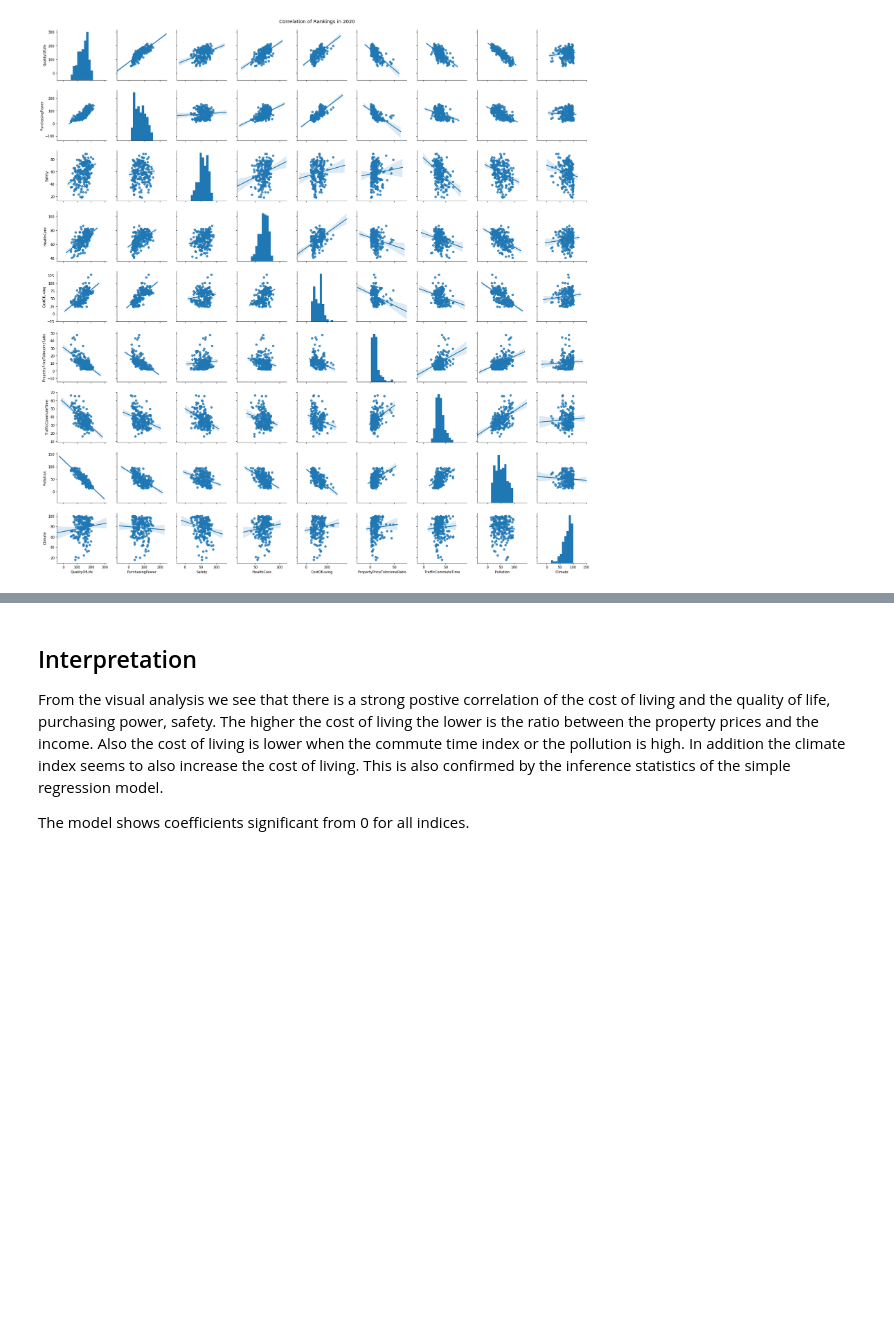
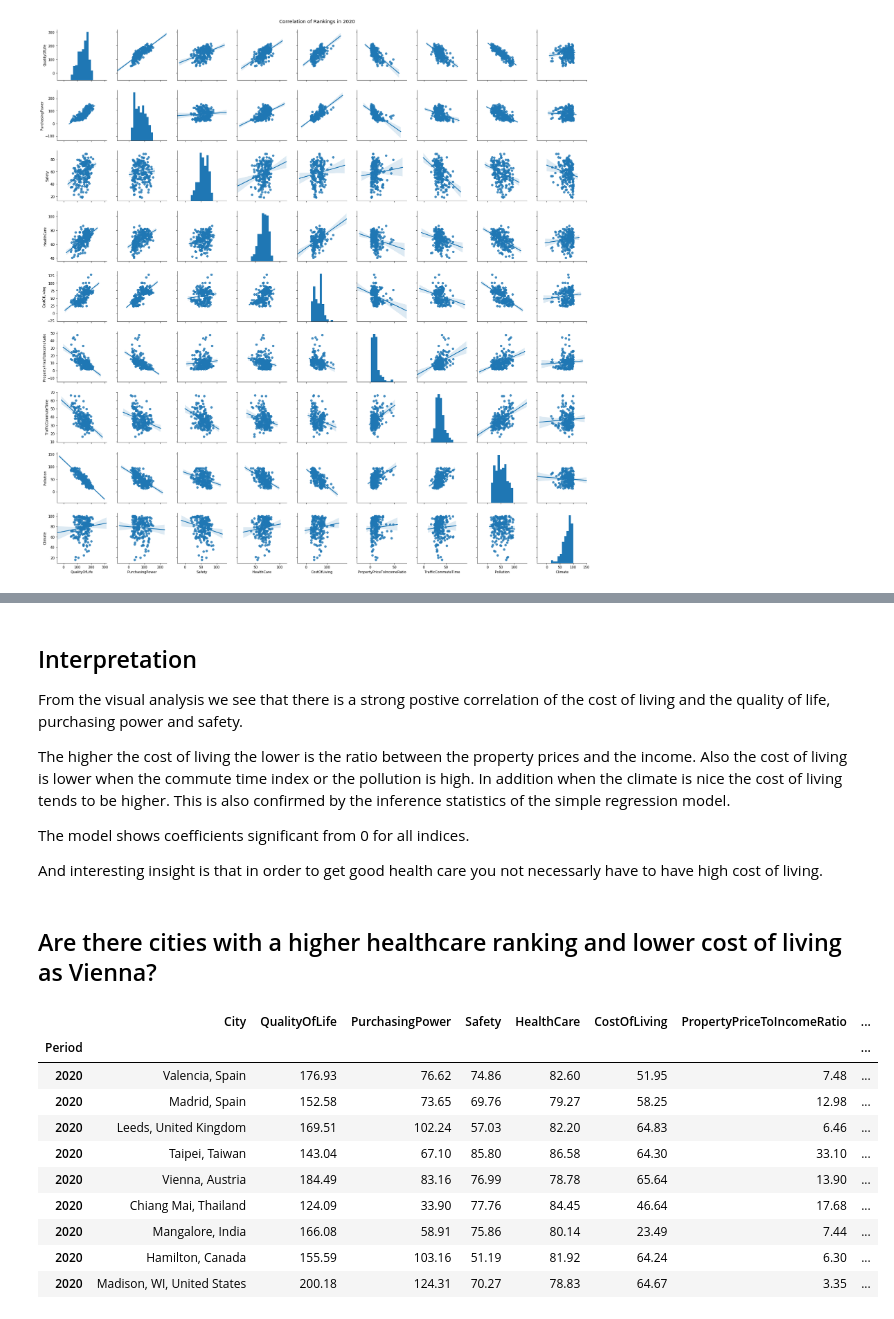
Before and after one commit to helmuthb/data-oriented-programming, a Jupyter notebook: Numbeo.ipynb, the cells around one changed output, grey strips where cells are left out. Cells and saved outputs as stored; diff of their text form; code cells hidden in the pictures; blank space fills up the shorter version.

Commit message:
added index description and health care ranking insight

```diff
--- a/Numbeo.ipynb
+++ b/Numbeo.ipynb
@@ -279,8 +334,31 @@ print(output)
 # %% [markdown]
 ## Interpretation
 
-From the visual analysis we see that there is a strong postive correlation of the cost of living and the quality of life, purchasing power, safety.
+From the visual analysis we see that there is a strong postive correlation of the cost of living and the quality of life, purchasing power and safety.
+
 The higher the cost of living the lower is the ratio between the property prices and the income. Also the cost of living is lower when the commute time index or the pollution is high.
-In addition the climate index seems to also increase the cost of living. This is also confirmed by the inference statistics of the simple regression model.
+In addition when the climate is nice the cost of living tends to be higher. This is also confirmed by the inference statistics of the simple regression model.
 
 The model shows coefficients significant from 0 for all indices.
+
+
+And interesting insight is that in order to get good health care you not necessarly have to have high cost of living.
+# %% [markdown]
+## Are there cities with a higher healthcare ranking and lower cost of living as Vienna?
+# %%
+ViennaHealthCare = dfNumbeo2020_cleaned.loc[dfNumbeo2020_cleaned.City == 'Vienna, Austria','HealthCare'].values[0]
+ViennaCostOfLiving = dfNumbeo2020_cleaned.loc[dfNumbeo2020_cleaned.City == 'Vienna, Austria','CostOfLiving'].values[0]
+
+dfNumbeo2020_cleaned.loc[((dfNumbeo2020_cleaned.HealthCare >= ViennaHealthCare) & (dfNumbeo2020_cleaned.CostOfLiving <= ViennaCostOfLiving)) ,:]
+# %% [output]
+|  | City | QualityOfLife | PurchasingPower | Safety | HealthCare | CostOfLiving | PropertyPriceToIncomeRatio | ... |
+| Period |  |  |  |  |  |  |  | ... |
+| 2020 | Valencia, Spain | 176.93 | 76.62 | 74.86 | 82.60 | 51.95 | 7.48 | ... |
+| 2020 | Madrid, Spain | 152.58 | 73.65 | 69.76 | 79.27 | 58.25 | 12.98 | ... |
+| 2020 | Leeds, United Kingdom | 169.51 | 102.24 | 57.03 | 82.20 | 64.83 | 6.46 | ... |
+| 2020 | Taipei, Taiwan | 143.04 | 67.10 | 85.80 | 86.58 | 64.30 | 33.10 | ... |
+| 2020 | Vienna, Austria | 184.49 | 83.16 | 76.99 | 78.78 | 65.64 | 13.90 | ... |
+| 2020 | Chiang Mai, Thailand | 124.09 | 33.90 | 77.76 | 84.45 | 46.64 | 17.68 | ... |
+| 2020 | Mangalore, India | 166.08 | 58.91 | 75.86 | 80.14 | 23.49 | 7.44 | ... |
+| 2020 | Hamilton, Canada | 155.59 | 103.16 | 51.19 | 81.92 | 64.24 | 6.30 | ... |
+| 2020 | Madison, WI, United States | 200.18 | 124.31 | 70.27 | 78.83 | 64.67 | 3.35 | ... |
```
Also changed, not shown: parts of 10 cells of this notebook, 2 other files.
